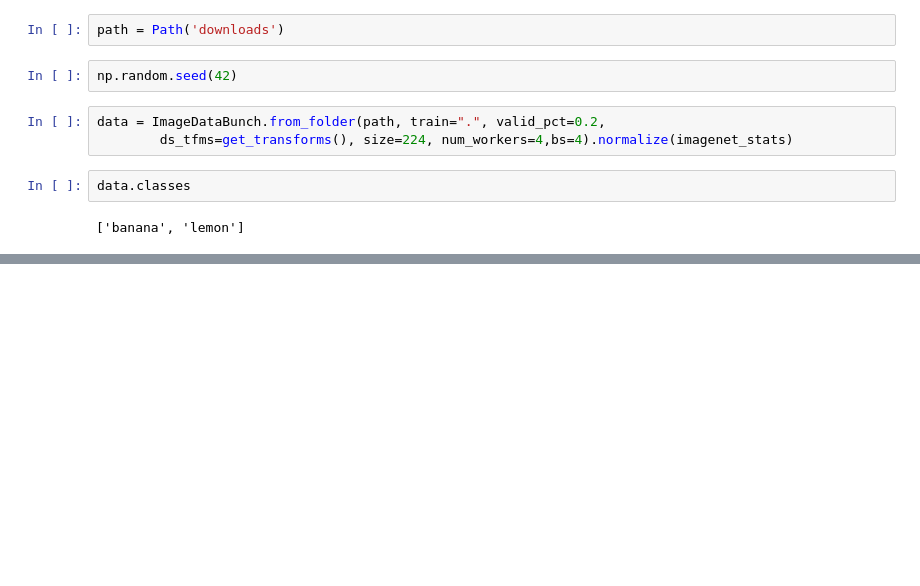
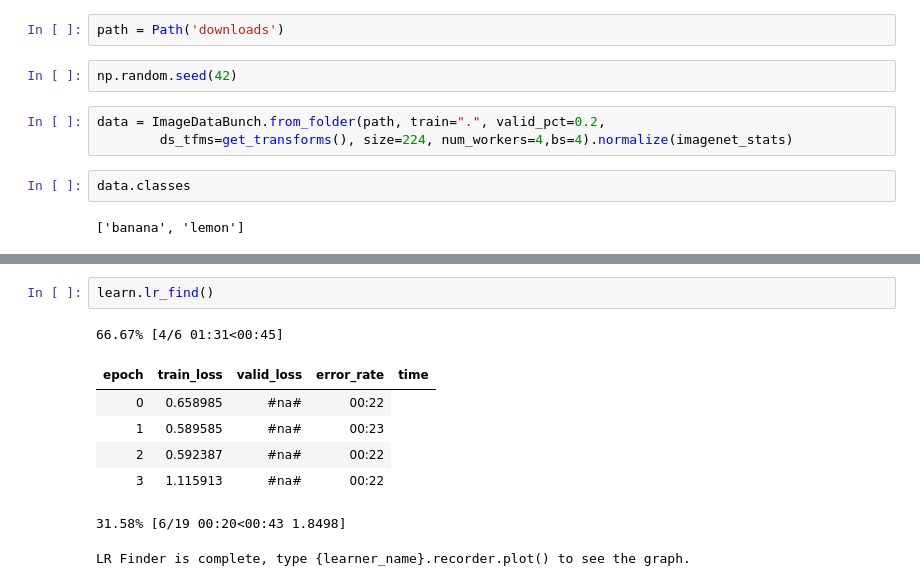
Before and after one commit to murraykkkeed06/online_get_model, a Jupyter notebook: train.ipynb, the cells around one changed output, grey strips where cells are left out. Saved outputs shown, nothing was run; the diff lists cells and outputs as text; blank space fills up the shorter version.

```diff
--- a/train.ipynb
+++ b/train.ipynb
@@ -23,0 +45,11 @@ data.classes, data.c, len(data.train_ds), len(data.valid_ds)
+# %%
+learn.lr_find()
+# %% [output]
+66.67% [4/6 01:31<00:45]
+| epoch | train_loss | valid_loss | error_rate | time |
+| 0 | 0.658985 | #na# | 00:22 |
+| 1 | 0.589585 | #na# | 00:23 |
+| 2 | 0.592387 | #na# | 00:22 |
+| 3 | 1.115913 | #na# | 00:22 |
+31.58% [6/19 00:20<00:43 1.8498]
+LR Finder is complete, type {learner_name}.recorder.plot() to see the graph.
```
Also changed, not shown: parts of 14 cells of this notebook, 4 other files.
